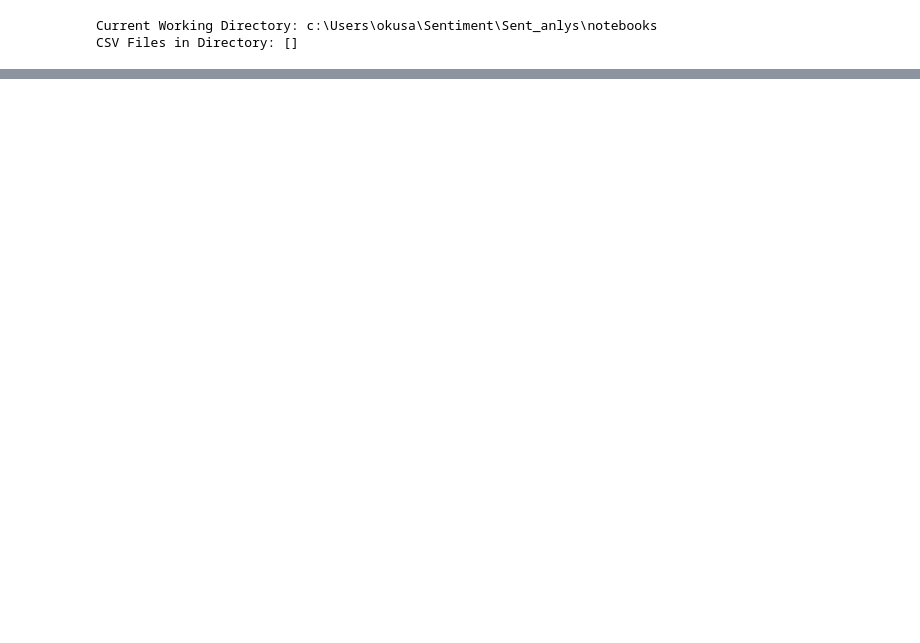
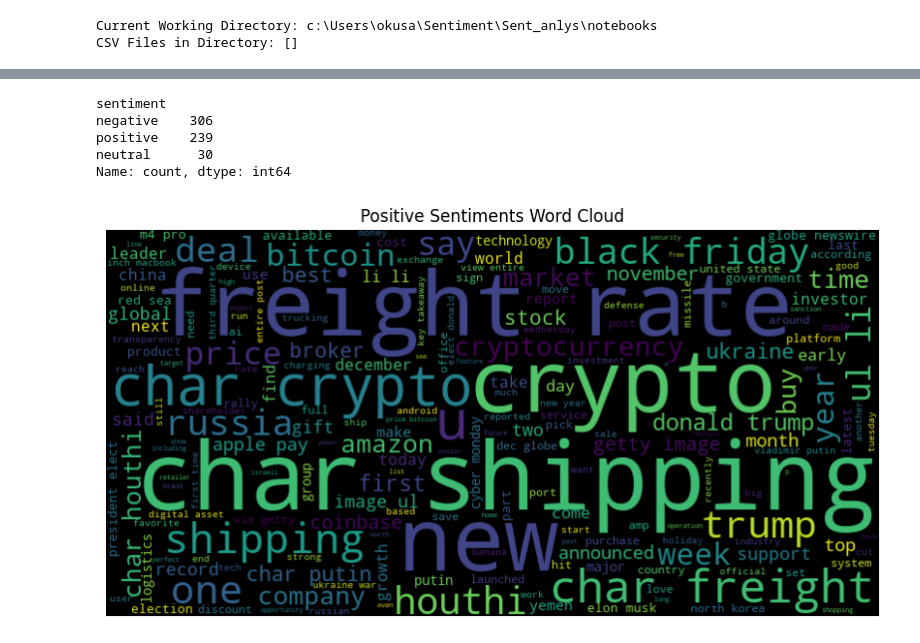
Before and after one commit to Ladozuki/Sent_anlys, a Jupyter notebook: notebooks/EDA.ipynb, the cells around one changed output, grey strips where cells are left out. Drawn from its saved outputs; the diff is of its cells as text; code cells hidden in the pictures; blank space fills up the shorter version.

```diff
--- a/notebooks/EDA.ipynb
+++ b/notebooks/EDA.ipynb
@@ -40,0 +149,14 @@ df.head()
+# %%
+# Text Preprocessing Function
+lemmatizer = WordNetLemmatizer()
+stop_words = set(stopwords.words('english'))
+
+def clean_text(text):
+    text = re.sub(r'http\S+|www\S+|https\S+', '', text, flags=re.MULTILINE)  # Remove URLs
+    text = re.sub(r'\W', ' ', text)  # Remove punctuation
+    text = text.lower()  # Convert to lowercase
+    text = ' '.join([lemmatizer.lemmatize(word) for word in text.split() if word not in stop_words])
+    return text
+# %%
+# Apply text preprocessing
+df['cleaned_text'] = df['text'].apply(clean_text)
@@ -40,0 +189,29 @@ df.head()
+# %%
+# Initialize VADER for sentiment analysis
+sid = SentimentIntensityAnalyzer()
+
+# Sentiment Analysis using VADER
+df['sentiment_score'] = df['cleaned_text'].apply(lambda text: sid.polarity_scores(text)['compound'])
+df['sentiment'] = df['sentiment_score'].apply(lambda score: 'positive' if score > 0 else ('negative' if score < 0 else 'neutral'))
+
+# Show sentiment distribution
+print(df['sentiment'].value_counts())
+# %% [output]
+sentiment
+negative    306
+positive    239
+neutral      30
+Name: count, dtype: int64
+# %%
+# WordCloud for Positive and Negative Sentiments
+positive_text = ' '.join(df.loc[df['sentiment'] == 'positive', 'cleaned_text'])
+negative_text = ' '.join(df.loc[df['sentiment'] == 'negative', 'cleaned_text'])
+# %%
+plt.figure(figsize=(10, 6))
+wordcloud_pos = WordCloud(width=800, height=400).generate(positive_text)
+plt.imshow(wordcloud_pos, interpolation='bilinear')
+plt.title('Positive Sentiments Word Cloud')
+plt.axis('off')
+plt.show()
+# %% [output]
+[figure, added]
```
Also changed, not shown: parts of 11 cells of this notebook, 6 other files.
